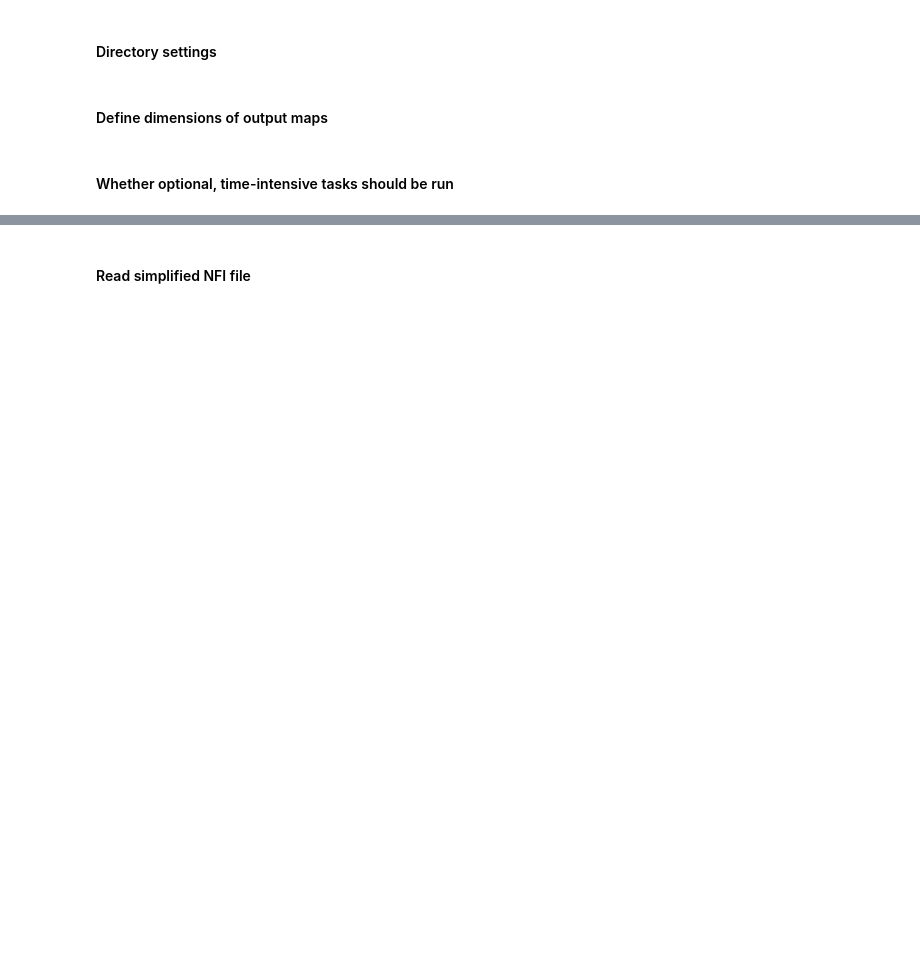
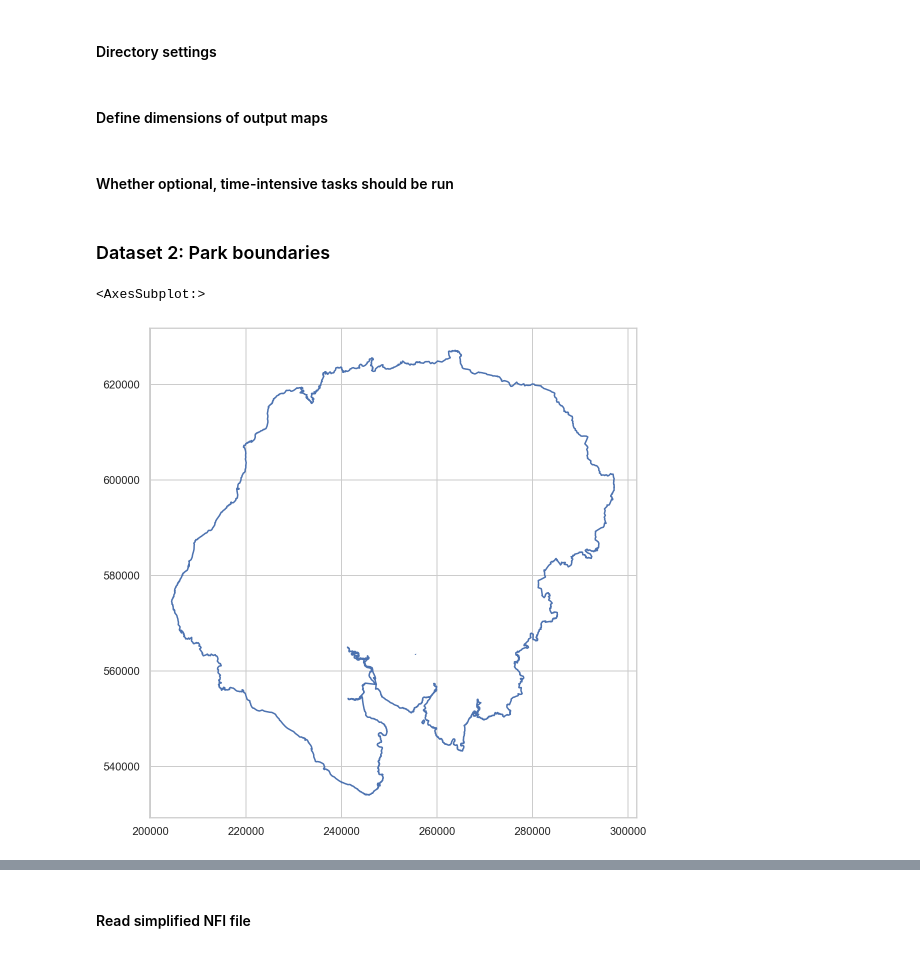
Before and after one commit to derpyninja/gecm, a Jupyter notebook: notebooks/01-fz-map-disaggregation-for-board-simplified.ipynb, the cells around one changed output, grey strips where cells are left out. Drawn from its saved outputs; the diff is of its cells as text; code cells hidden in the pictures; blank space fills up the shorter version.

```diff
--- a/notebooks/01-fz-map-disaggregation-for-board-simplified.ipynb
+++ b/notebooks/01-fz-map-disaggregation-for-board-simplified.ipynb
@@ -62,4 +70,16 @@ rows = cols = 40
 #### Whether optional, time-intensive tasks should be run
 # %%
 run_time_intensive_task = False
+# %% [markdown]
+### Dataset 2: Park boundaries
+# %%
+parks_fpath = os.path.join(data_raw, "BIOSPH_SCOTLAND_ESRI", "BIOSPH_SCOTLAND.shp")
+parks = gpd.read_file(parks_fpath)
+our_park = parks.loc[parks.NAME == parks.NAME.unique()[0]]
+our_park_polygon = our_park.dissolve(by="NAME")
+# %%
+our_park_polygon.boundary.plot()
+# %% [output]
+<AxesSubplot:>
+[figure, added]
 # %% [markdown]
```
Also changed, not shown: parts of 23 cells of this notebook, 36 other files.
